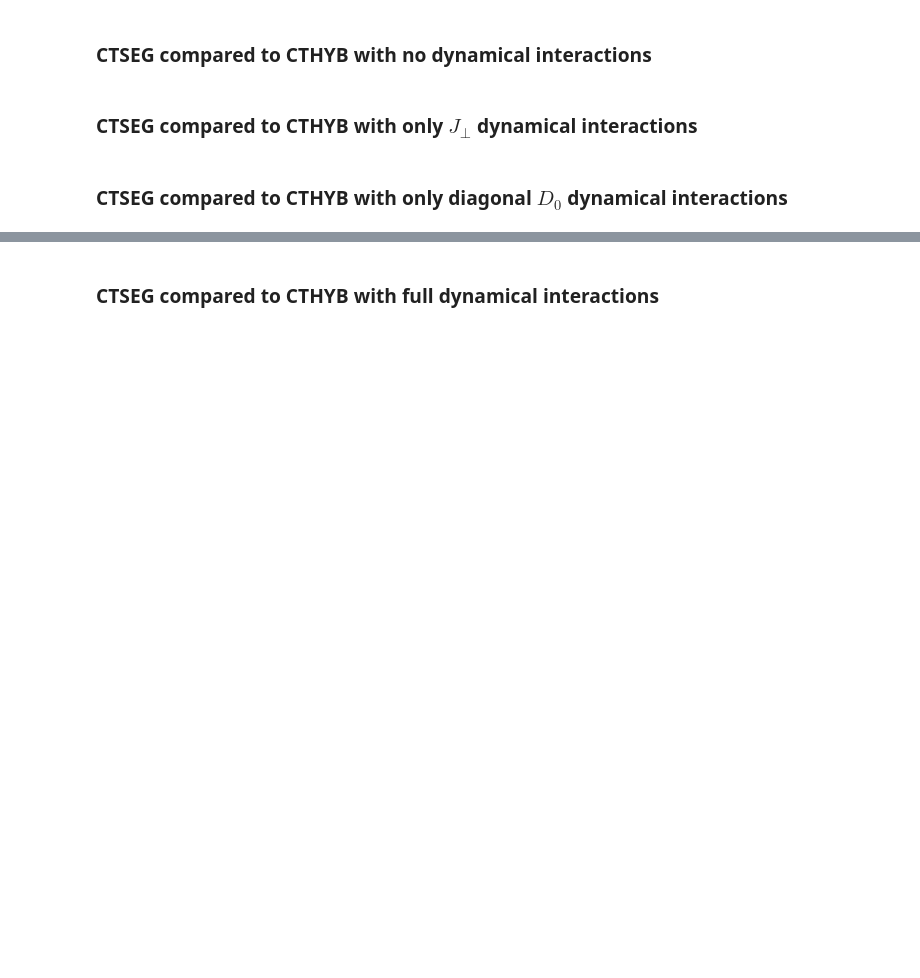
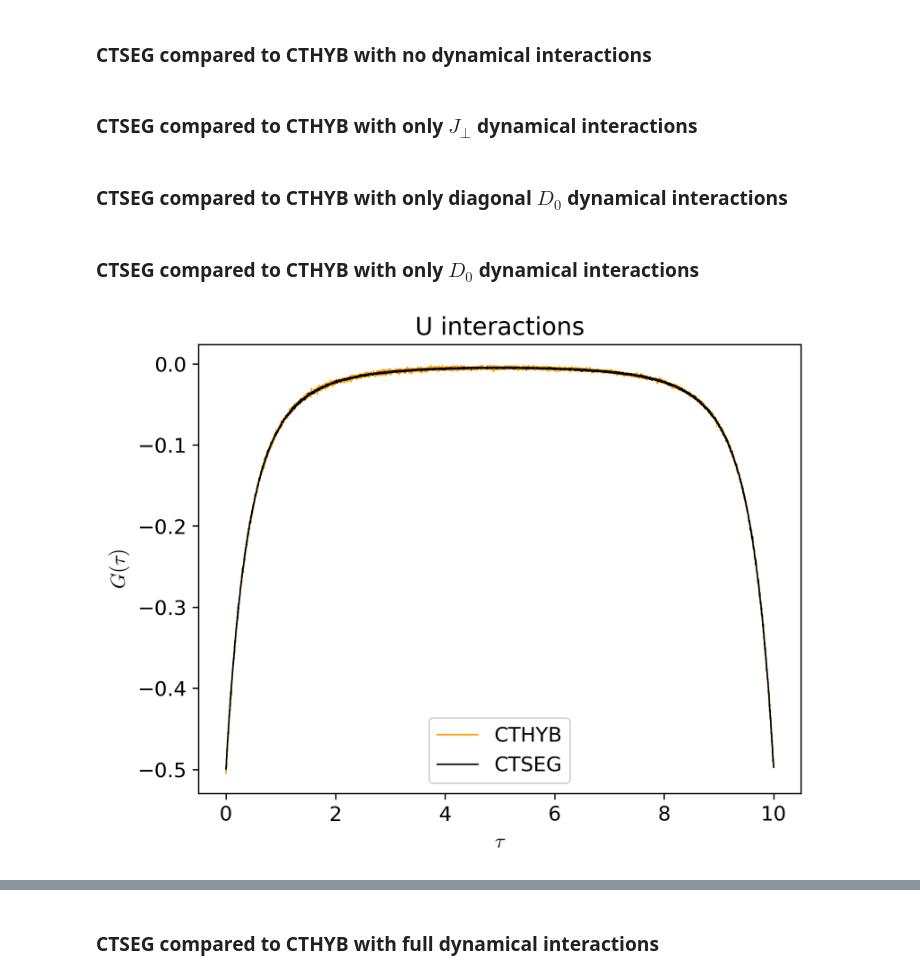
Before and after one commit to andrewkhardy/cthyb, a Jupyter notebook: benchmark/dynamic_int/CTHYB_Benchmarking.ipynb, the cells around one changed output, grey strips where cells are left out. Cells and saved outputs as stored; diff of their text form; code cells hidden in the pictures; blank space fills up the shorter version.

```diff
--- a/benchmark/dynamic_int/CTHYB_Benchmarking.ipynb
+++ b/benchmark/dynamic_int/CTHYB_Benchmarking.ipynb
@@ -24,9 +24,9 @@ U = 4.0
 with HDFArchive(f"{data_loc}/ctint.ref.h5", "r") as A:
     G_tau_int = A["dmft_loop/i_001/S/G_tau"]
 
-with HDFArchive(f"{data_loc}/spin_spin_ctseg_J-{J}_0.0_U-{U}_0.0_0.0_0.0_0.0.h5", "r") as A:
+with HDFArchive(f"{data_loc}/spin_spin_ctseg_J-{J}_0.0_U-0.0_0.0_0.0_0.0.h5", "r") as A:
     G_tau_seg = A["G_tau"]
-with HDFArchive(f"{data_loc}/spin_spin_cthyb_J-{J}_0.0_U-{U}_0.0_0.0_0.0_0.0.h5", "r") as A:
+with HDFArchive(f"{data_loc}/spin_spin_cthyb_J-{J}_0.0_U-0.0_0.0_0.0_0.0.h5", "r") as A:
     G_tau_hyb = A["G_tau"]
 
 oplot(G_tau_hyb["up"].real, color="orange", linewidth = 0.9, label="CTHYB")
@@ -41,9 +41,9 @@ plt.show()
 with HDFArchive(f"{data_loc}/ctint.ref.h5", "r") as A:
     G_tau_int = A["dmft_loop/i_001/S/G_tau"]
 
-with HDFArchive(f"{data_loc}/spin_spin_ctseg_J-{J}_1.0_U-{U}_0.0_0.0_0.0_0.0.h5", "r") as A:
+with HDFArchive(f"{data_loc}/spin_spin_ctseg_J-{J}_1.0_U-0.0_0.0_0.0_0.0.h5", "r") as A:
     G_tau_seg = A["G_tau"]
-with HDFArchive(f"{data_loc}/spin_spin_cthyb_J-{J}_1.0_U-{U}_0.0_0.0_0.0_0.0.h5", "r") as A:
+with HDFArchive(f"{data_loc}/spin_spin_cthyb_J-.0_U-0.0_0.0_0.0_0.0.h5", "r") as A:
     G_tau_hyb = A["G_tau"]
 
 oplot(G_tau_hyb["up"].real, color="orange", linewidth = 0.9, label="CTHYB")
@@ -68,9 +68,9 @@ plt.show()
 with HDFArchive(f"{data_loc}/ctint.ref.h5", "r") as A:
     G_tau_int = A["dmft_loop/i_001/S/G_tau"]
 
-with HDFArchive(f"{data_loc}/spin_spin_ctseg_J-{J}_0.0_U-{U}_1.0_1.0_0.0_0.0.h5", "r") as A:
+with HDFArchive(f"{data_loc}/spin_spin_ctseg_J-{J}_0.0_U-1.0_1.0_0.0_0.0.h5", "r") as A:
     G_tau_seg = A["G_tau"]
-with HDFArchive(f"{data_loc}/spin_spin_cthyb_J-{J}_0.0_U-{U}_1.0_1.0_0.0_0.0.h5", "r") as A:
+with HDFArchive(f"{data_loc}/spin_spin_cthyb_J-{J}_0.0_U-1.0_1.0_0.0_0.0.h5", "r") as A:
     G_tau_hyb = A["G_tau"]
 
 oplot(G_tau_hyb["up"].real, color="orange", linewidth = 0.9, label="CTHYB")
@@ -89,3 +89,22 @@ plt.title(r"Only $J_\perp$ dynamical interactions")
 plt.ylabel(r"$\Delta (G(\tau^+) - G(\tau^-))$")
 plt.legend()
 plt.show()
+# %% [markdown]
+### CTSEG compared to CTHYB with only $D_0$ dynamical interactions
+# %%
+with HDFArchive(f"{data_loc}/ctint.ref.h5", "r") as A:
+    G_tau_int = A["dmft_loop/i_001/S/G_tau"]
+
+with HDFArchive(f"{data_loc}/spin_spin_ctseg_J-0.0_U-1.0_1.0_1.0_1.0.h5", "r") as A:
+    G_tau_seg = A["G_tau"]
+with HDFArchive(f"{data_loc}/spin_spin_cthyb_J-0.0_U-1.0_1.0_1.0_1.0.h5", "r") as A:
+    G_tau_hyb = A["G_tau"]
+
+oplot(G_tau_hyb["up"].real, color="orange", linewidth = 0.9, label="CTHYB")
+oplot(G_tau_seg["up"].real, color="black", linewidth = 0.9, label="CTSEG")
+plt.title(r"U interactions")
+plt.ylabel(r"$G(\tau)$")
+plt.legend()
+plt.show()
+# %% [output]
+[figure, added]
```
Also changed, not shown: parts of 4 cells of this notebook, 1 other file.
